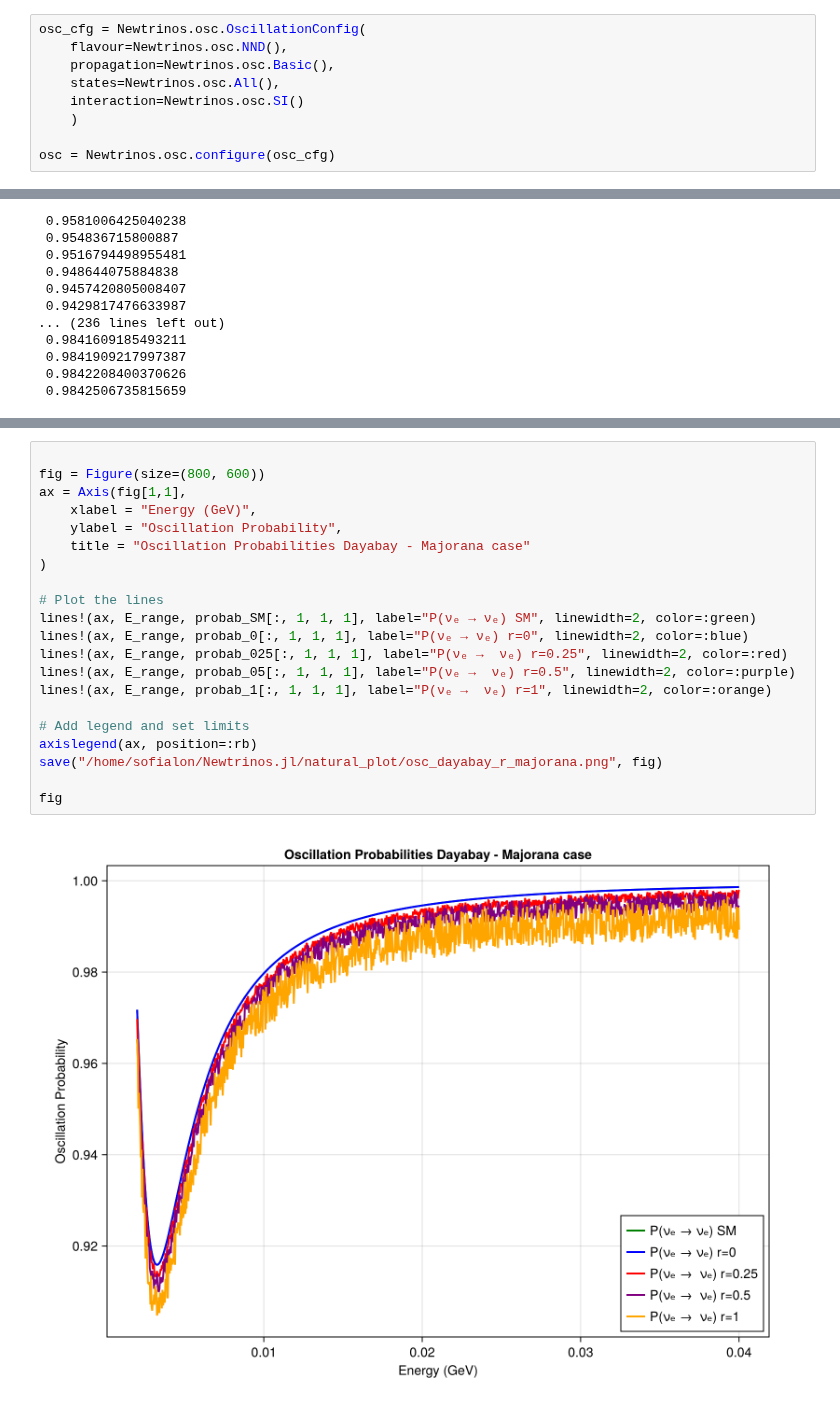
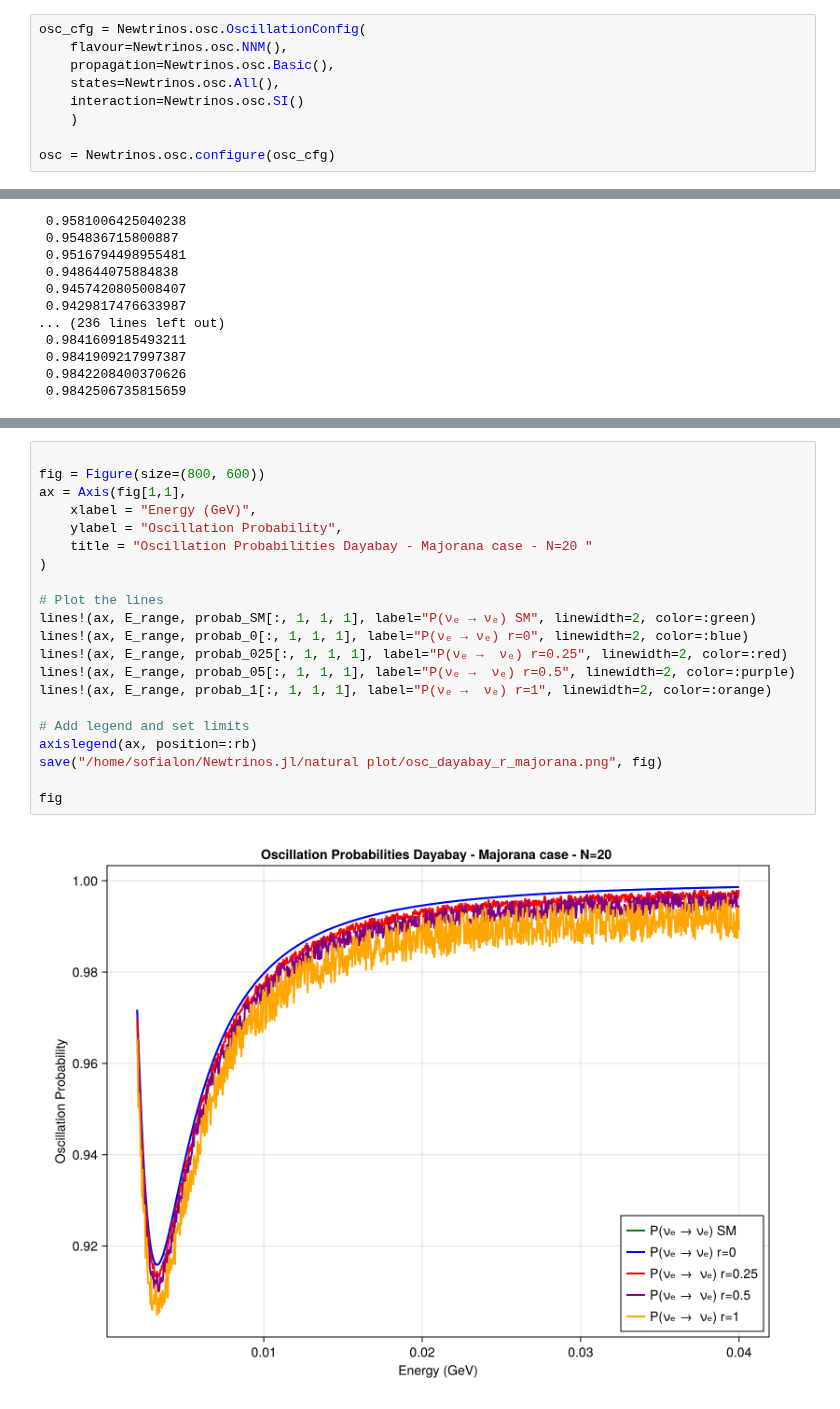
Before and after one commit to philippeller/Newtrinos.jl, a Jupyter notebook: notebooks/dayabay.ipynb, the cells around one changed output, grey strips where cells are left out. Saved outputs shown, nothing was run; the diff lists cells and outputs as text.

```diff
--- a/notebooks/dayabay.ipynb
+++ b/notebooks/dayabay.ipynb
@@ -30,7 +30,7 @@ Status `~/.julia/environments/myenv/Project.toml`
 Info Packages marked with ⌃ and ⌅ have new versions available. Those with ⌃ may be upgradable, but those with ⌅ are restricted by compatibility constraints from upgrading. To see why use `status --out ...
 # %%
 osc_cfg = Newtrinos.osc.OscillationConfig(
-    flavour=Newtrinos.osc.NND(),
+    flavour=Newtrinos.osc.NNM(),
     propagation=Newtrinos.osc.Basic(),
     states=Newtrinos.osc.All(),
     interaction=Newtrinos.osc.SI()
@@ -353,23 +363,23 @@ fig
 # %%
 
 fig = Figure(size=(800, 600))
 ax = Axis(fig[1,1],
     xlabel = "Energy (GeV)",
     ylabel = "Oscillation Probability",
-    title = "Oscillation Probabilities Dayabay - Majorana case"
+    title = "Oscillation Probabilities Dayabay - Majorana case - N=20 "
 )
 
 # Plot the lines
 lines!(ax, E_range, probab_SM[:, 1, 1, 1], label="P(νₑ → νₑ) SM", linewidth=2, color=:green)
 lines!(ax, E_range, probab_0[:, 1, 1, 1], label="P(νₑ → νₑ) r=0", linewidth=2, color=:blue)
 lines!(ax, E_range, probab_025[:, 1, 1, 1], label="P(νₑ →  νₑ) r=0.25", linewidth=2, color=:red)
 lines!(ax, E_range, probab_05[:, 1, 1, 1], label="P(νₑ →  νₑ) r=0.5", linewidth=2, color=:purple)
 lines!(ax, E_range, probab_1[:, 1, 1, 1], label="P(νₑ →  νₑ) r=1", linewidth=2, color=:orange)
 
 # Add legend and set limits
 axislegend(ax, position=:rb)
-save("/home/sofialon/Newtrinos.jl/natural_plot/osc_dayabay_r_majorana.png", fig)
+save("/home/sofialon/Newtrinos.jl/natural plot/osc_dayabay_r_majorana.png", fig)
 
 fig
 # %% [output]
-[figure, old version]
+[figure, new version]
```
Also changed, not shown: parts of 8 cells of this notebook, 10 other files.
